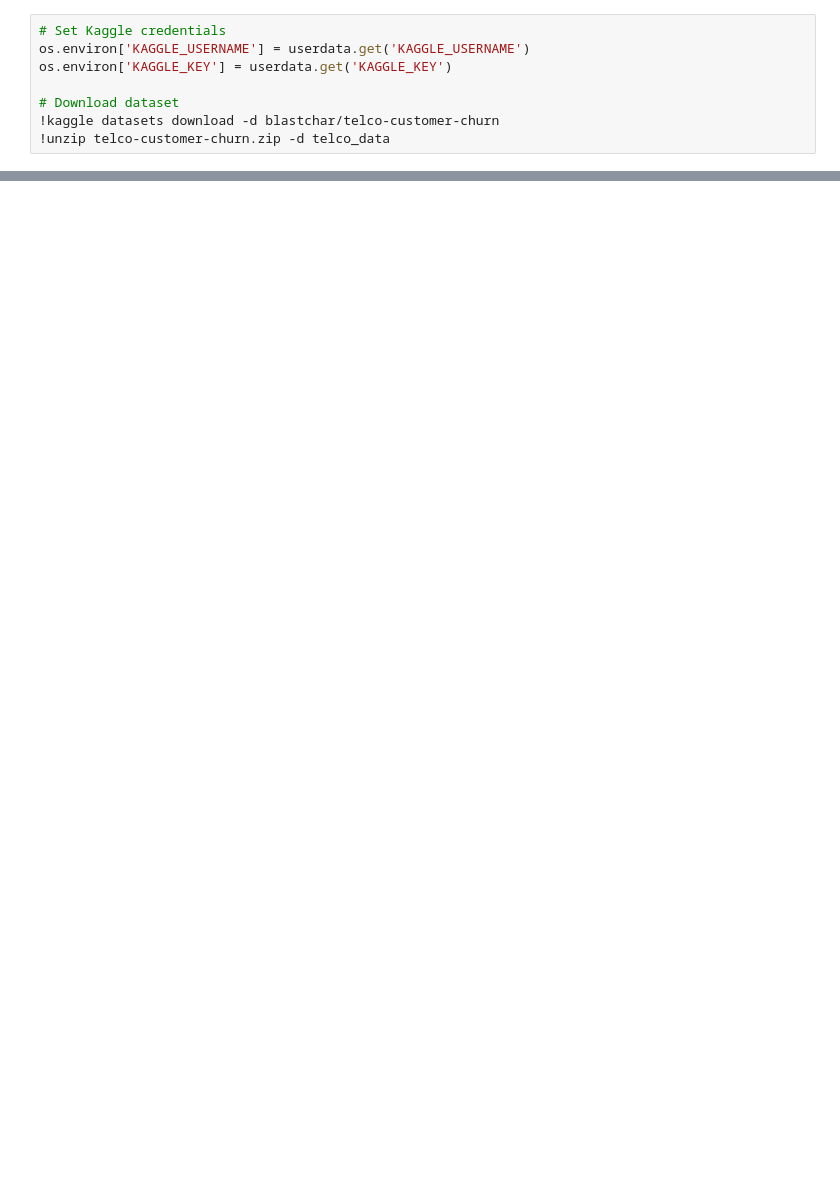
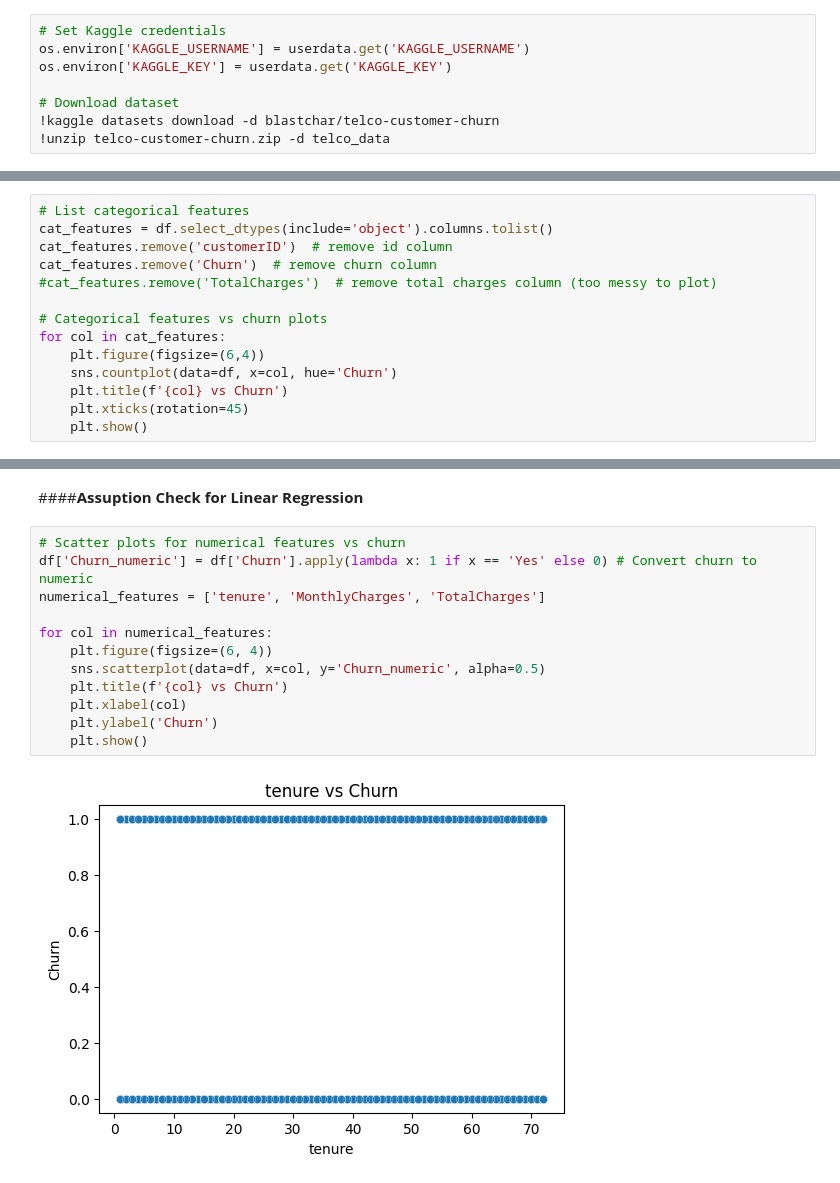
Before and after one commit to Mkhan13/XAI, a Jupyter notebook: interpretable_ml.ipynb, the cells around one changed output, grey strips where cells are left out. Saved outputs shown, nothing was run; the diff lists cells and outputs as text; blank space fills up the shorter version.

```diff
--- a/interpretable_ml.ipynb
+++ b/interpretable_ml.ipynb
@@ -27,0 +96,14 @@ Perform an exploratory analysis of the dataset to understand the relationships b
+# %%
+# List categorical features
+cat_features = df.select_dtypes(include='object').columns.tolist()
+cat_features.remove('customerID')  # remove id column
+cat_features.remove('Churn')  # remove churn column
+#cat_features.remove('TotalCharges')  # remove total charges column (too messy to plot)
+
+# Categorical features vs churn plots
+for col in cat_features:
+    plt.figure(figsize=(6,4))
+    sns.countplot(data=df, x=col, hue='Churn')
+    plt.title(f'{col} vs Churn')
+    plt.xticks(rotation=45)
+    plt.show()
@@ -27,0 +124,16 @@ Perform an exploratory analysis of the dataset to understand the relationships b
+# %% [markdown]
+####**Assuption Check for Linear Regression**
+# %%
+# Scatter plots for numerical features vs churn
+df['Churn_numeric'] = df['Churn'].apply(lambda x: 1 if x == 'Yes' else 0) # Convert churn to numeric
+numerical_features = ['tenure', 'MonthlyCharges', 'TotalCharges']
+
+for col in numerical_features:
+    plt.figure(figsize=(6, 4))
+    sns.scatterplot(data=df, x=col, y='Churn_numeric', alpha=0.5)
+    plt.title(f'{col} vs Churn')
+    plt.xlabel(col)
+    plt.ylabel('Churn')
+    plt.show()
+# %% [output]
+[figure, added]
```
Also changed, not shown: parts of 23 cells of this notebook.
